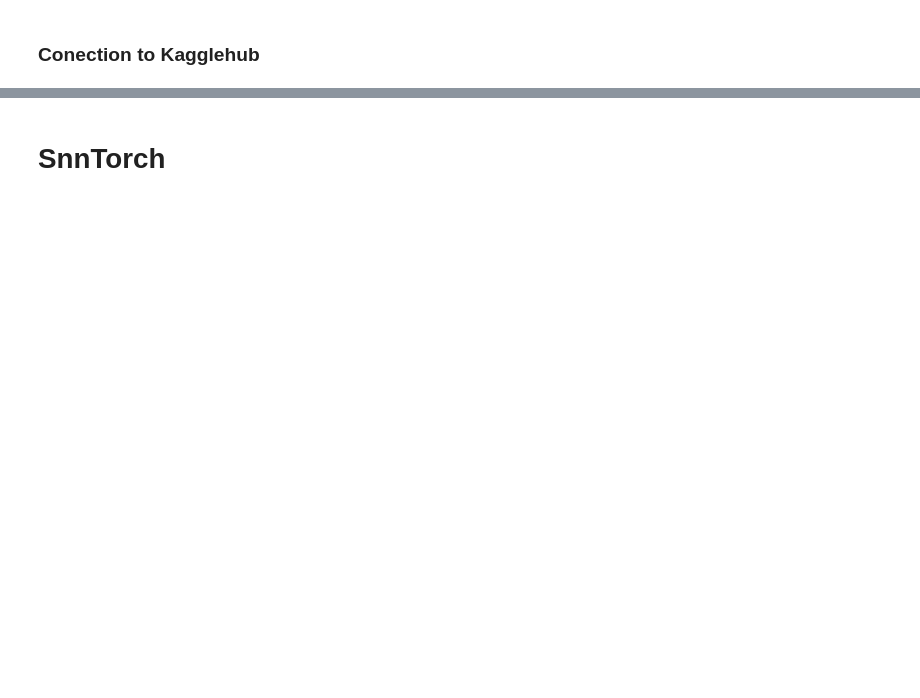
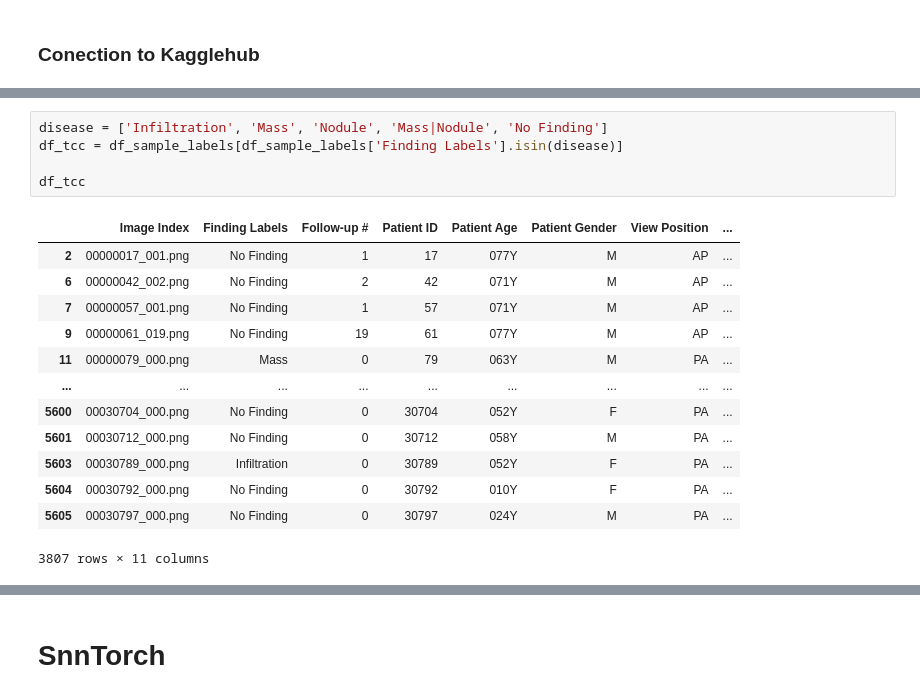
Before and after one commit to giugonzales07/tcc_snn, a Jupyter notebook: NIH_Chest.ipynb, the cells around one changed output, grey strips where cells are left out. Drawn from its saved outputs; the diff is of its cells as text; blank space fills up the shorter version.

```diff
--- a/NIH_Chest.ipynb
+++ b/NIH_Chest.ipynb
@@ -76,0 +137,19 @@ Number of images: 5606
+# %%
+disease = ['Infiltration', 'Mass', 'Nodule', 'Mass|Nodule', 'No Finding']
+df_tcc = df_sample_labels[df_sample_labels['Finding Labels'].isin(disease)]
+
+df_tcc
+# %% [output]
+|  | Image Index | Finding Labels | Follow-up # | Patient ID | Patient Age | Patient Gender | View Position | ... |
+| 2 | 00000017_001.png | No Finding | 1 | 17 | 077Y | M | AP | ... |
+| 6 | 00000042_002.png | No Finding | 2 | 42 | 071Y | M | AP | ... |
+| 7 | 00000057_001.png | No Finding | 1 | 57 | 071Y | M | AP | ... |
+| 9 | 00000061_019.png | No Finding | 19 | 61 | 077Y | M | AP | ... |
+| 11 | 00000079_000.png | Mass | 0 | 79 | 063Y | M | PA | ... |
+| ... | ... | ... | ... | ... | ... | ... | ... | ... |
+| 5600 | 00030704_000.png | No Finding | 0 | 30704 | 052Y | F | PA | ... |
+| 5601 | 00030712_000.png | No Finding | 0 | 30712 | 058Y | M | PA | ... |
+| 5603 | 00030789_000.png | Infiltration | 0 | 30789 | 052Y | F | PA | ... |
+| 5604 | 00030792_000.png | No Finding | 0 | 30792 | 010Y | F | PA | ... |
+| 5605 | 00030797_000.png | No Finding | 0 | 30797 | 024Y | M | PA | ... |
+3807 rows × 11 columns
```
Also changed, not shown: parts of 21 cells of this notebook.
